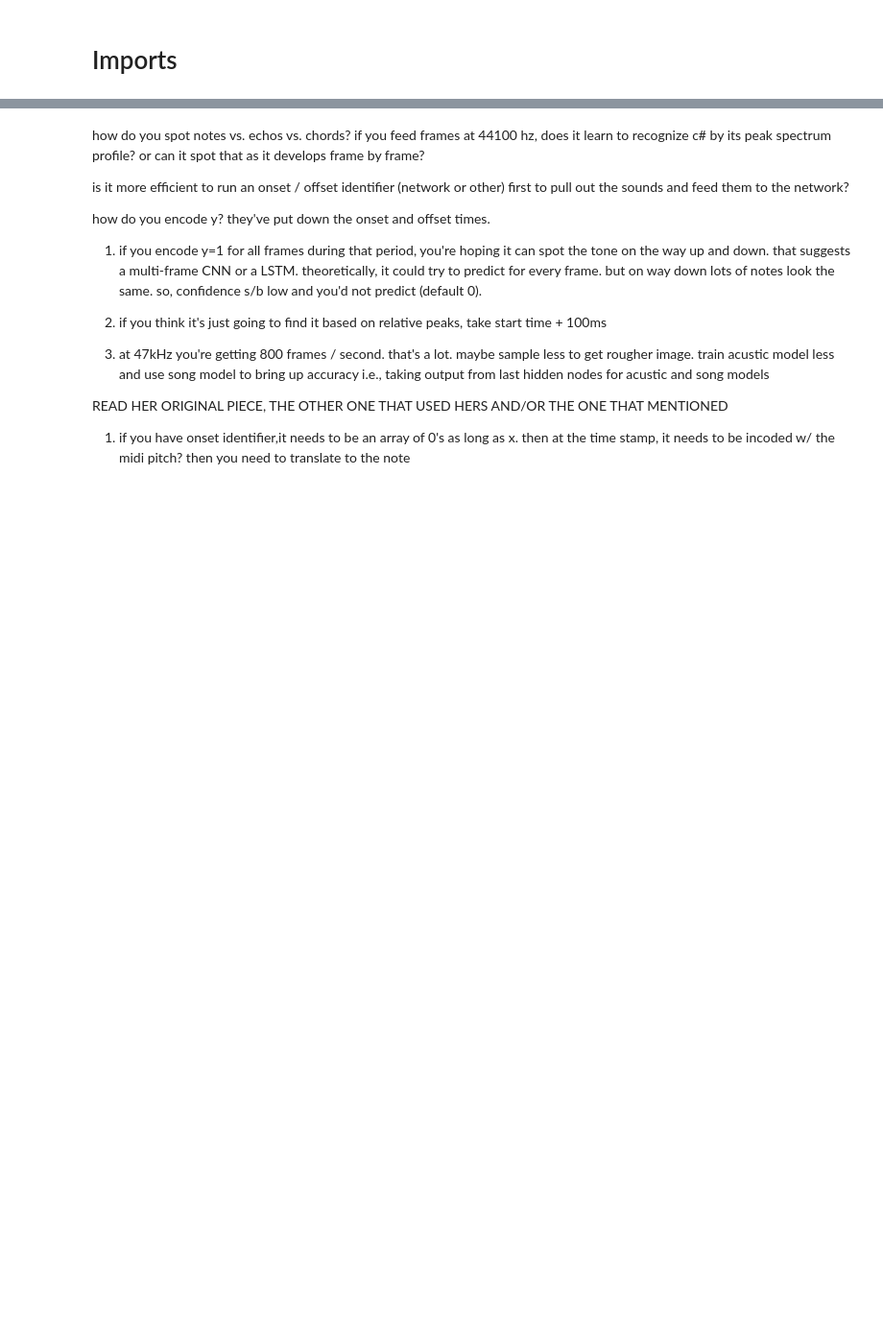
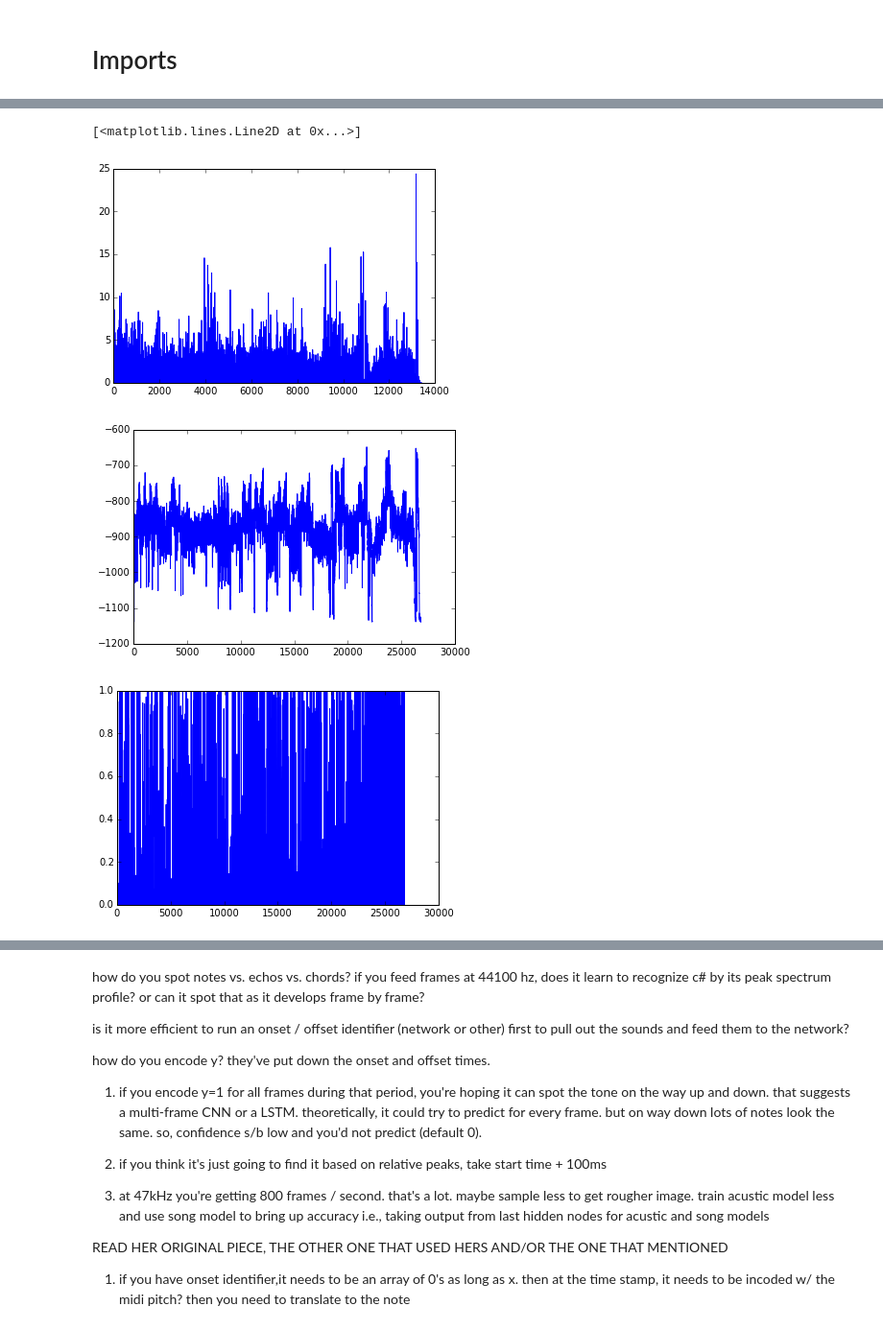
Before and after one commit to MickyDowns/deep-keras-music-net, a Jupyter notebook: music_study_aid.ipynb, the cells around one changed output, grey strips where cells are left out. Shown: that part at 96% size. Cells and saved outputs as stored; diff of their text form; code cells hidden in the pictures; blank space fills up the shorter version.

```diff
--- a/music_study_aid.ipynb
+++ b/music_study_aid.ipynb
@@ -17,0 +22,6 @@ import madmom as mad
+# %%
+NUM_MIDI_PITCH = 127
+NUM_SAMPLES = 22050 # 44100
+NUM_FRAMES = 1024 # 2048
+NUM_HOPS = 512 # 441
+NUM_BANDS = 24 # 48
@@ -27,17 +41,21 @@ test_fn = ['test1.txt', 'test2.txt', 'test3.txt', 'test4.txt']
 for i in range(1): # range(len(train_fn)
 
     # create train data structure. don't think you want continuous string b/c y times have to match
-    train_x = []; train_y = []; test_x = []; test_y = []
+    train_x = []; test_x = []
 
     for line in open(dat_dir + train_fn[i], 'U'):  # opened in text-mode; all EOLs are converted to '\n'
+
         line = line.rstrip('\n')
 
-        # append Essentia or Madmom objects w/ x parms, .wav duration
-        train_x.append(wave_to_x(dat_dir, line))
+        x, wav_dur, wav_frames = wave_to_x(dat_dir + line) # append Essentia or Madmom objects w/ x parms
+        train_x.append(x)
 
-        #train_y.append(txt_to_y(dat_dir, train_fld[j], train_x[j].wav_dur)
+        base = os.path.basename(line); path = os.path.dirname(line)
+        txt_file = dat_dir + path + os.path.splitext(base)[0] + '.txt'
 
-        # save essentia object under trainfile name
+        #train_y = txt_to_y(txt_file, wav_dur, wav_frames)
+
+    # save test and train object lists under trainfile name?
 
     #for line in open(dat_dir + test_fn[i], 'U'):  # opened in text-mode; all EOLs are converted to '\n'
     #    line = line.rstrip('\n')
@@ -46,6 +64,8 @@ for i in range(1): # range(len(train_fn)
 
         #test_y.append(txt_to_y(dat_dir, test_fld[j], test_x[j].wav_dur)
 
-        # save essentia object under trainfile name
+    # save test and train object lists under trainfile name?
 
-    # now you've got these objects. you need to chunk through them feeding variables to nets then integrating nets
+    # join objects in each train list (i.e., train1) using variable length pauses.
+    # join test vects (?) ensuring frames match up exactly
+    # save test and train datasets
@@ -99,0 +257,14 @@ AttributeError: 'SpectrogramDifference' object has no attribute 'sample_rate'
+# %%
+plt.figure()
+plt.plot(sf)
+
+plt.figure()
+plt.plot(mfccs[0,:])
+
+plt.figure()
+plt.plot(chroma[0,:])
+# %% [output]
+[<matplotlib.lines.Line2D at 0x...>]
+[figure, added]
+[figure, added]
+[figure, added]
```
Also changed, not shown: parts of 27 cells of this notebook.
